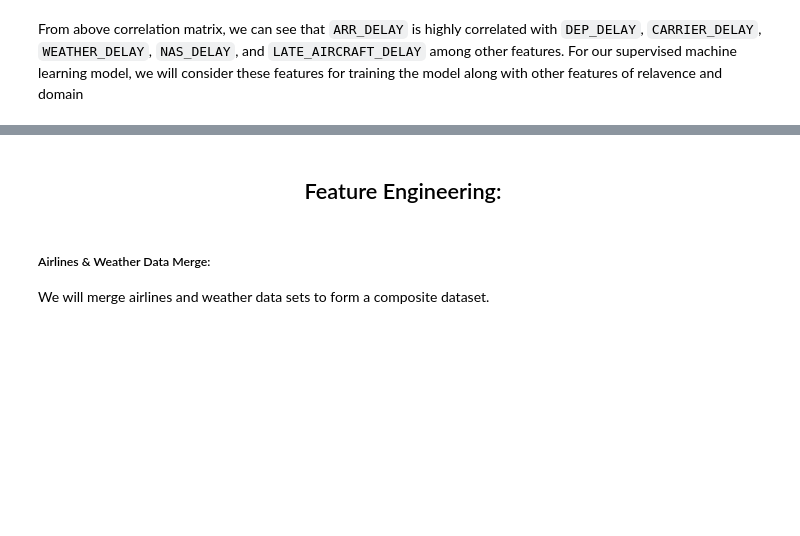
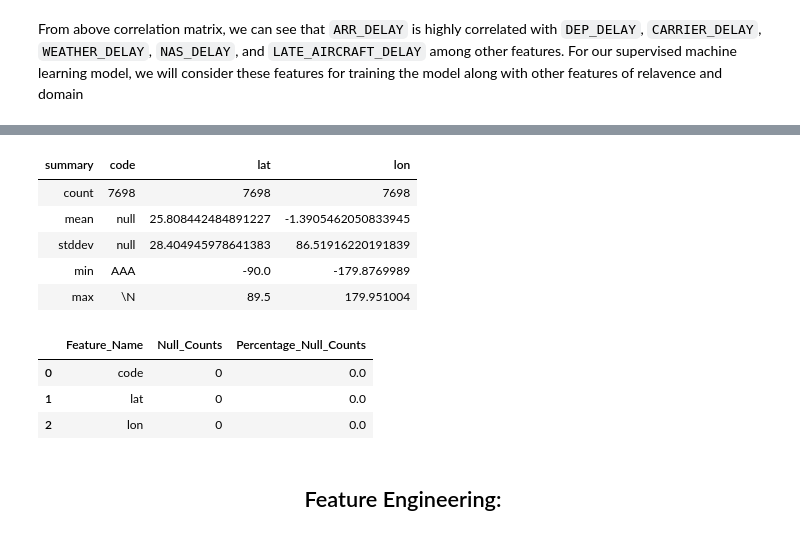
Before and after one commit to jayeshparikh/w261-project, a Jupyter notebook: W261_SPRING_FINAL_PROJECT_TEAM25.ipynb, the cells around one changed output, grey strips where cells are left out. Saved outputs shown, nothing was run; the diff lists cells and outputs as text; code cells hidden in the pictures; blank space fills up the shorter version.

```diff
--- a/W261_SPRING_FINAL_PROJECT_TEAM25.ipynb
+++ b/W261_SPRING_FINAL_PROJECT_TEAM25.ipynb
@@ -187,6 +216,19 @@ display(weather_parquet.sample(0.000000001, False)) # sample a fraction of recor
+# %%
+display(airport_codes.describe()) # descriptive statistics of the airport_codes dataset
+# %% [output]
+| summary | code | lat | lon |
+| count | 7698 | 7698 | 7698 |
+| mean | null | 25.808442484891227 | -1.3905462050833945 |
+| stddev | null | 28.404945978641383 | 86.51916220191839 |
+| min | AAA | -90.0 | -179.8769989 |
+| max | \N | 89.5 | 179.951004 |
+# %%
+airport_codes_raw_nullCounts_df = nullDataFrame(airport_codes) # Check to see if null values are present in the airport_codes data set
+airport_codes_raw_nullCounts_df
+# %% [output]
+|  | Feature_Name | Null_Counts | Percentage_Null_Counts |
+| 0 | code | 0 | 0.0 |
+| 1 | lat | 0 | 0.0 |
+| 2 | lon | 0 | 0.0 |
 # %% [markdown]
 <h2 align="center"> Feature Engineering:</h2>
-# %% [markdown]
-<h5>Airlines & Weather Data Merge:</h5>
-
-We will merge airlines and weather data sets to form a composite dataset.
```
Also changed, not shown: parts of 36 cells of this notebook.
